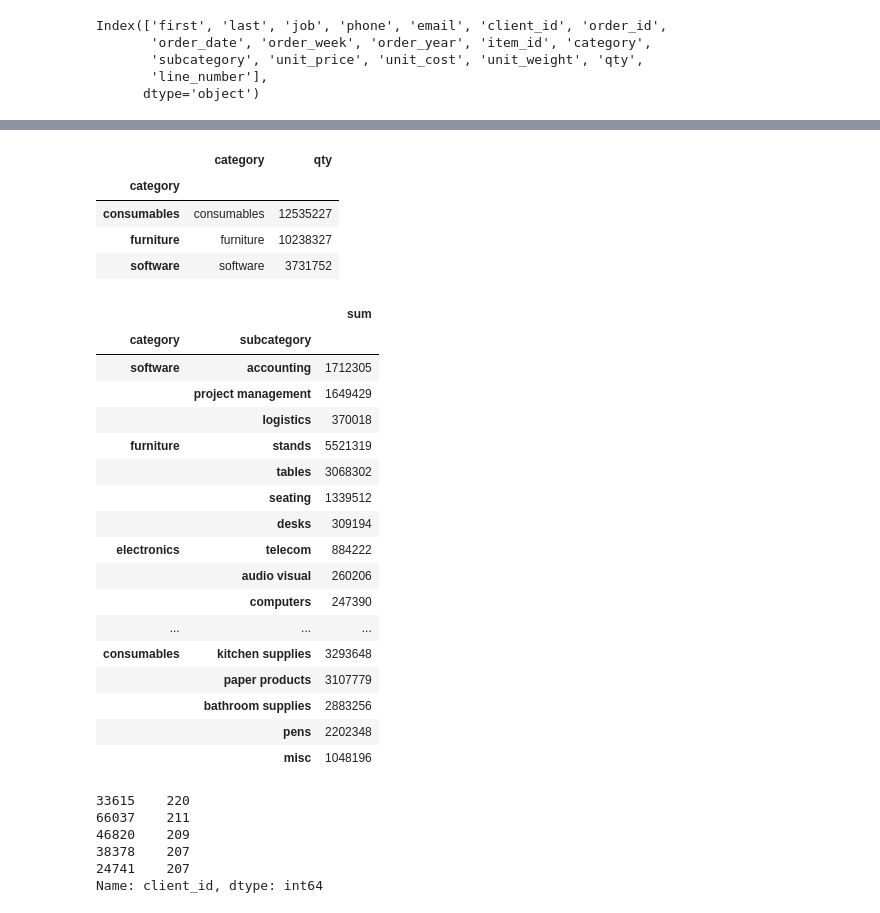
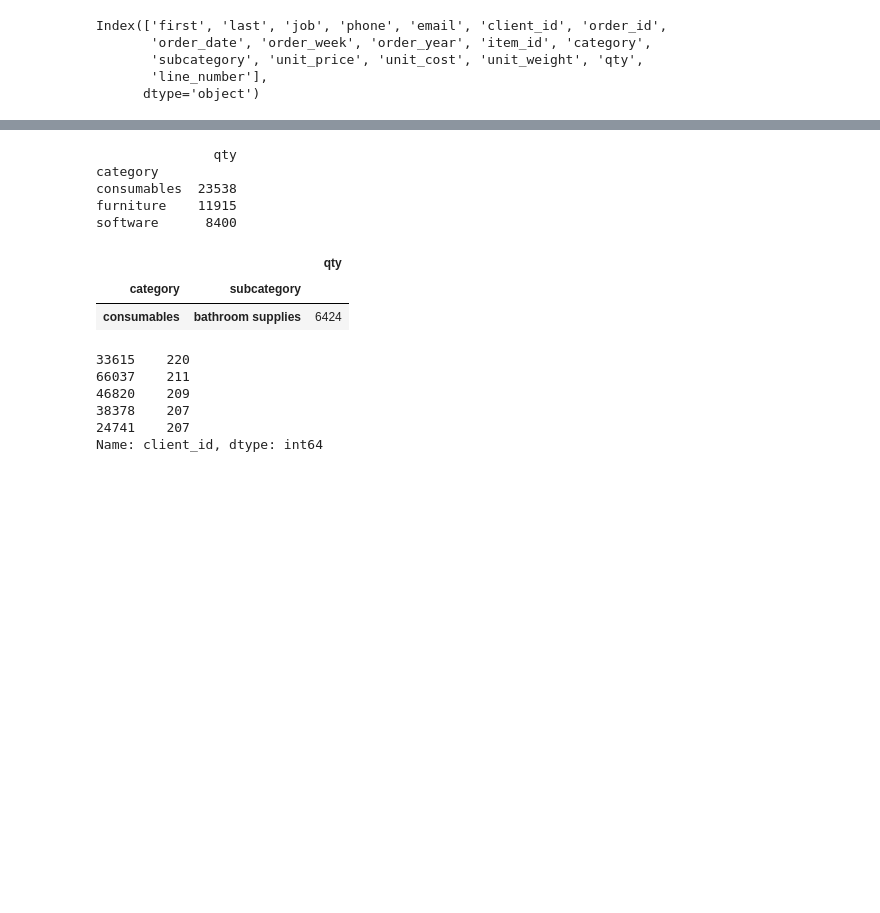
Before and after one commit to skiluvia/pandas-challenge-1, a Jupyter notebook: module_4_challenge.ipynb, the cells around one changed output, grey strips where cells are left out. Cells and saved outputs as stored; diff of their text form; code cells hidden in the pictures; blank space fills up the shorter version.

```diff
--- a/module_4_challenge.ipynb
+++ b/module_4_challenge.ipynb
@@ -68,50 +84,27 @@ See the caveats in the documentation: https://pandas.pydata.org/pandas-docs/stab
 # %%
 # What three item categories had the most entries?
-
-### Define how to aggregate
-agg_functions = {'category':'first', 'qty':'sum'}
-### Create a new dataframe by combining rows with same column values, hence category
-three_item_categories_df = df.groupby(df['category']).aggregate(agg_functions)
-### Sort and print three items categories with the most entries
-(three_item_categories_df.sort_values(by=['qty'],ascending=False)).head(3)
+# Create a new dataframe with only category and qty columns
+three_item_categories_df = df[["category","qty"]]
+three_item_categories_sorted_df = (three_item_categories_df.groupby(by=['category']).count()).sort_values(by=['qty'],ascending=False)
+print(three_item_categories_sorted_df.head(3))
 # %% [output]
-|  | category | qty |
-| category |  |  |
-| consumables | consumables | 12535227 |
-| furniture | furniture | 10238327 |
-| software | software | 3731752 |
+               qty
+category
+consumables  23538
+furniture    11915
+software      8400
 # %%
 # For the category with the most entries,
 # which subcategory had the most entries?
 
-### Define how to aggregate
-#agg_functions = {'category':'first','subcategory':'second',  'qty':'sum'}
-### Create a new dataframe by combining rows with same column values, hence category
-###three_item_categories1_df = df.groupby(['category','subcategory'])['qty'].sum()            #.aggregate(agg_functions)
-three_item_categories1_df = df.groupby(['category','subcategory'])['qty'].agg(['sum'])            #.aggregate(agg_functions)
-
-three_item_categories1_df.sort_values(by=['category','sum','subcategory'],ascending=False)
-### Sort and print three items categories with the most entries
-###(three_item_categories1_df.sort_values(by=['qty'],ascending=False)).head(3)
+# Create a new dataframe with only category, subcategory and qty columns
+three_item_subcategories_df = df[["category","subcategory","qty"]]
+three_item_subcategories_sorted_df = (three_item_subcategories_df.groupby(by=['category','subcategory']).count()).sort_values(by=['qty'],ascending=False)
+three_item_subcategories_sorted_df.head(1)
 # %% [output]
-|  |  | sum |
+|  |  | qty |
 | category | subcategory |  |
-| software | accounting | 1712305 |
-|  | project management | 1649429 |
-|  | logistics | 370018 |
-| furniture | stands | 5521319 |
-|  | tables | 3068302 |
-|  | seating | 1339512 |
-|  | desks | 309194 |
-| electronics | telecom | 884222 |
-|  | audio visual | 260206 |
-|  | computers | 247390 |
-| ... | ... | ... |
-| consumables | kitchen supplies | 3293648 |
-|  | paper products | 3107779 |
-|  | bathroom supplies | 2883256 |
-|  | pens | 2202348 |
-|  | misc | 1048196 |
+| consumables | bathroom supplies | 6424 |
 # %%
 # Which five clients had the most entries in the data?
 # %% [output]
```
Also changed, not shown: parts of 1 cell of this notebook, 1 other file.
